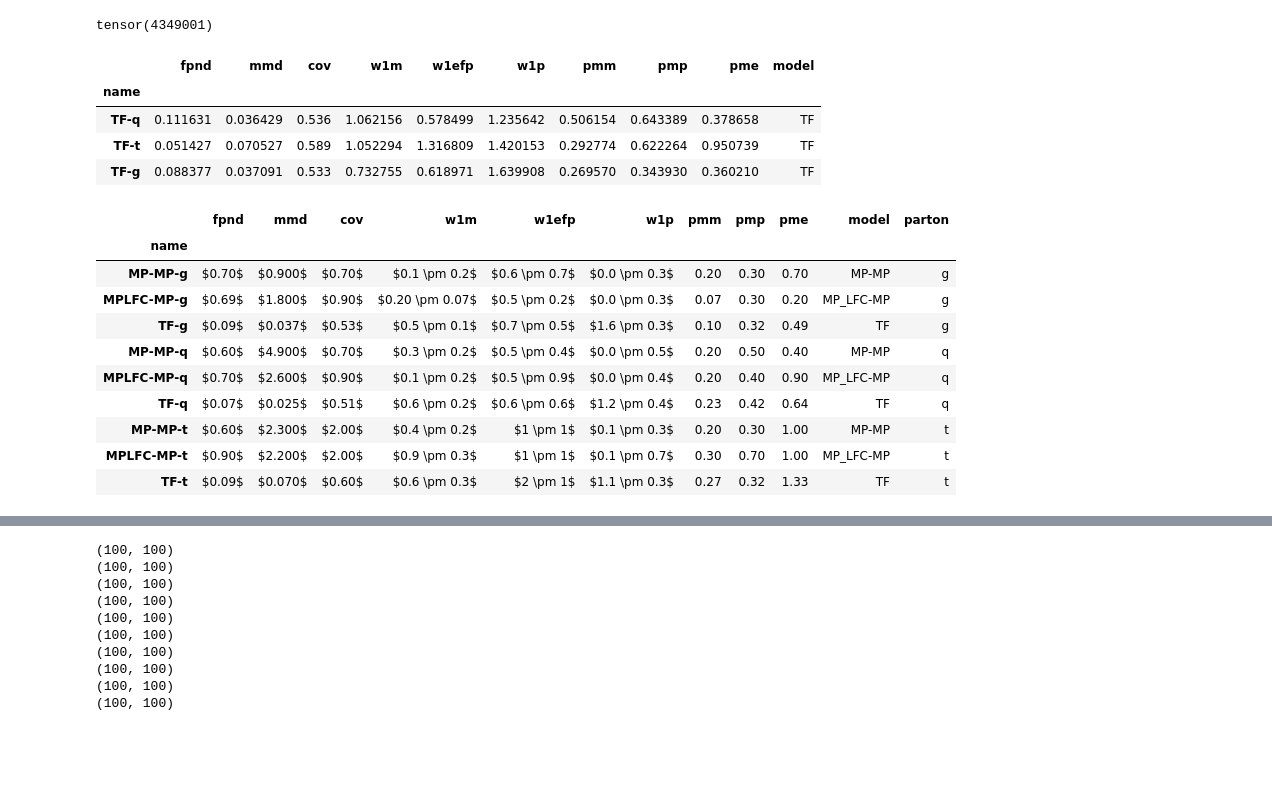
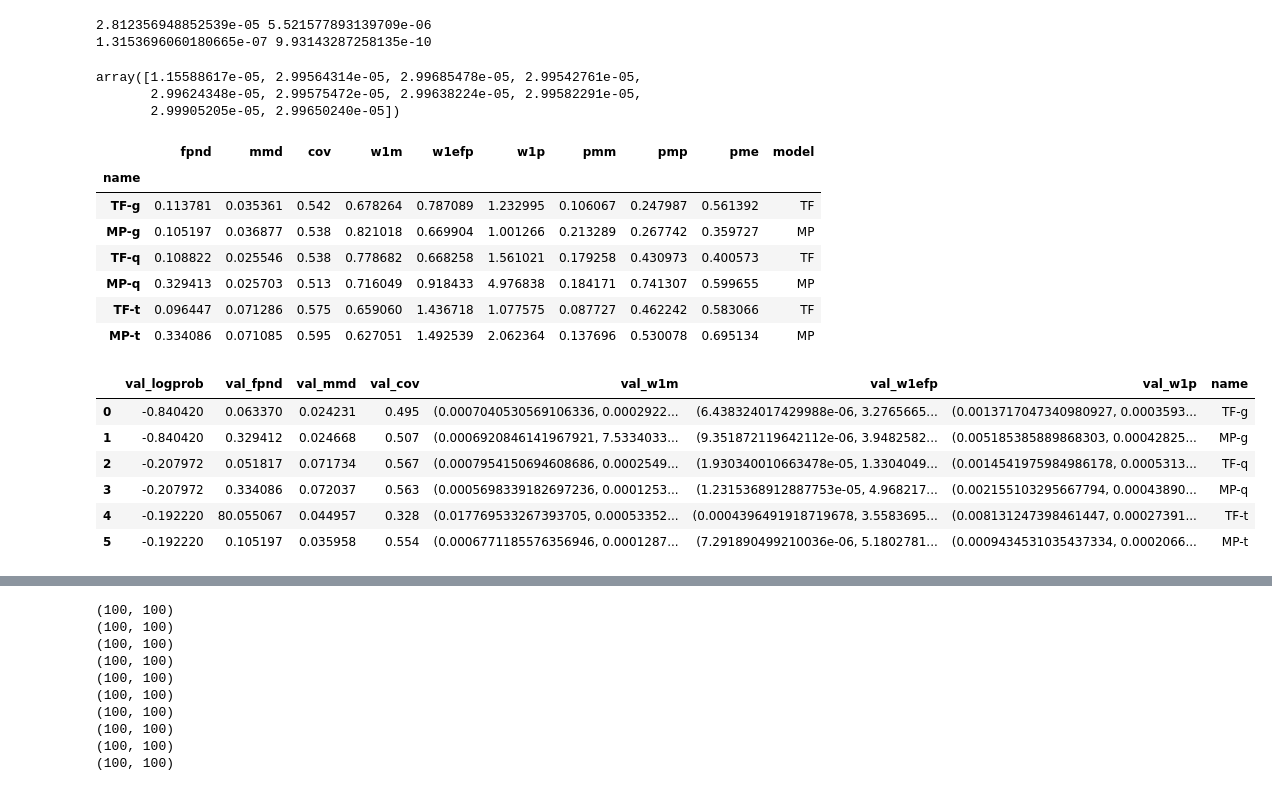
Before and after one commit to kaechb/LitJetNet, a Jupyter notebook: LitNF/plots-trafo-Neurips.ipynb, the cells around one changed output, grey strips where cells are left out. Saved outputs shown, nothing was run; the diff lists cells and outputs as text; code cells hidden in the pictures; blank space fills up the shorter version.

```diff
--- a/LitNF/plots-trafo-Neurips.ipynb
+++ b/LitNF/plots-trafo-Neurips.ipynb
@@ -294,8 +295,8 @@ class plotting_paper():
 # %%
 import yaml
 import os
-p="q"
-best_hparam="/beegfs/desy/user/kaechben/bestever_{}/lightning_logs/version_0/hparams.yaml".format(p) #top
+p="g"
+best_hparam="bestever_{}/hparams.yaml".format(p) #top
 # best_hparam="/beegfs/desy/user/kaechben/fix_mask_scan3/lightning_logs/version_180/hparams.yaml" #top
 with open(best_hparam, 'r') as stream:
         config=yaml.load(stream,Loader=yaml.Loader)
@@ -303,6 +304,8 @@ with open(best_hparam, 'r') as stream:
         config=config["config"]
         config["no_hidden_gen"]=True
         config["momentum"]=False
+config["affine_add"]=config["bullshitbingo"]
+config["particle_scaling"]=config["scalingbullshit"]
 data_module = JetNetDataloader(config,) #this loads the data
 data_module.setup("train")
 # data=data_module.scaler.inverse_transform(data_module.data[:,:90]).reshape(-1,30,3)
@@ -464,10 +535,39 @@ plt.yscale("log")
-# %%
-data_module.n.sum()
-# %% [output]
-tensor(4349001)
+# %%
+import time
+
+n=50000
+t=[]
+tflow=[]
+model.flow=model.flow.to("cuda")
+model.gen_net.cuda()
+mask=mask.cuda()
+c_temp=None
+c_temp=c[:n].cuda()
+mask_temp=mask[:n]
+with torch.no_grad():
+    for i in range(10):
+        start=time.time()
+
+        z = model.flow.sample(n if model.config["context_features"]==0 else 1,context=c_temp).reshape(n,30,3)
+        tflow.append(time.time()-start)
+        start=time.time()
+        fake = z + model.gen_net(z, mask=mask_temp)
+        t.append(time.time()-start)
+        del fake
+print(np.mean(tflow)/n,np.std(np.array(tflow).reshape(-1)/n))
+print(np.mean(t)/n,np.std(np.array(t).reshape(-1)/n))
+# %% [output]
+2.812356948852539e-05 5.521577893139709e-06
+1.3153696060180665e-07 9.93143287258135e-10
+# %%
+np.array(tflow)/n
+# %% [output]
+array([1.15588617e-05, 2.99564314e-05, 2.99685478e-05, 2.99542761e-05,
+       2.99624348e-05, 2.99575472e-05, 2.99638224e-05, 2.99582291e-05,
+       2.99905205e-05, 2.99650240e-05])
 # %%
 from tkinter import W
-temp_df["name"]=np.array(["TF-q","TF-t","TF-g"])
+temp_df["name"]=np.array(["TF-g","MP-g","TF-q","MP-q","TF-t","MP-t"])
 results_df=temp_df.copy()
 
 
@@ -519,22 +619,21 @@ print_table
 # %% [output]
 |  | fpnd | mmd | cov | w1m | w1efp | w1p | pmm | pmp | pme | model |
 | name |  |  |  |  |  |  |  |  |  |  |
-| TF-q | 0.111631 | 0.036429 | 0.536 | 1.062156 | 0.578499 | 1.235642 | 0.506154 | 0.643389 | 0.378658 | TF |
-| TF-t | 0.051427 | 0.070527 | 0.589 | 1.052294 | 1.316809 | 1.420153 | 0.292774 | 0.622264 | 0.950739 | TF |
-| TF-g | 0.088377 | 0.037091 | 0.533 | 0.732755 | 0.618971 | 1.639908 | 0.269570 | 0.343930 | 0.360210 | TF |
+| TF-g | 0.113781 | 0.035361 | 0.542 | 0.678264 | 0.787089 | 1.232995 | 0.106067 | 0.247987 | 0.561392 | TF |
+| MP-g | 0.105197 | 0.036877 | 0.538 | 0.821018 | 0.669904 | 1.001266 | 0.213289 | 0.267742 | 0.359727 | MP |
+| TF-q | 0.108822 | 0.025546 | 0.538 | 0.778682 | 0.668258 | 1.561021 | 0.179258 | 0.430973 | 0.400573 | TF |
+| MP-q | 0.329413 | 0.025703 | 0.513 | 0.716049 | 0.918433 | 4.976838 | 0.184171 | 0.741307 | 0.599655 | MP |
+| TF-t | 0.096447 | 0.071286 | 0.575 | 0.659060 | 1.436718 | 1.077575 | 0.087727 | 0.462242 | 0.583066 | TF |
+| MP-t | 0.334086 | 0.071085 | 0.595 | 0.627051 | 1.492539 | 2.062364 | 0.137696 | 0.530078 | 0.695134 | MP |
 # %%
-print_table
+temp_df
 # %% [output]
-|  | fpnd | mmd | cov | w1m | w1efp | w1p | pmm | pmp | pme | model | parton |
-| name |  |  |  |  |  |  |  |  |  |  |  |
-| MP-MP-g | $0.70$ | $0.900$ | $0.70$ | $0.1 \pm 0.2$ | $0.6 \pm 0.7$ | $0.0 \pm 0.3$ | 0.20 | 0.30 | 0.70 | MP-MP | g |
-| MPLFC-MP-g | $0.69$ | $1.800$ | $0.90$ | $0.20 \pm 0.07$ | $0.5 \pm 0.2$ | $0.0 \pm 0.3$ | 0.07 | 0.30 | 0.20 | MP_LFC-MP | g |
-| TF-g | $0.09$ | $0.037$ | $0.53$ | $0.5 \pm 0.1$ | $0.7 \pm 0.5$ | $1.6 \pm 0.3$ | 0.10 | 0.32 | 0.49 | TF | g |
-| MP-MP-q | $0.60$ | $4.900$ | $0.70$ | $0.3 \pm 0.2$ | $0.5 \pm 0.4$ | $0.0 \pm 0.5$ | 0.20 | 0.50 | 0.40 | MP-MP | q |
-| MPLFC-MP-q | $0.70$ | $2.600$ | $0.90$ | $0.1 \pm 0.2$ | $0.5 \pm 0.9$ | $0.0 \pm 0.4$ | 0.20 | 0.40 | 0.90 | MP_LFC-MP | q |
-| TF-q | $0.07$ | $0.025$ | $0.51$ | $0.6 \pm 0.2$ | $0.6 \pm 0.6$ | $1.2 \pm 0.4$ | 0.23 | 0.42 | 0.64 | TF | q |
-| MP-MP-t | $0.60$ | $2.300$ | $2.00$ | $0.4 \pm 0.2$ | $1 \pm 1$ | $0.1 \pm 0.3$ | 0.20 | 0.30 | 1.00 | MP-MP | t |
-| MPLFC-MP-t | $0.90$ | $2.200$ | $2.00$ | $0.9 \pm 0.3$ | $1 \pm 1$ | $0.1 \pm 0.7$ | 0.30 | 0.70 | 1.00 | MP_LFC-MP | t |
-| TF-t | $0.09$ | $0.070$ | $0.60$ | $0.6 \pm 0.3$ | $2 \pm 1$ | $1.1 \pm 0.3$ | 0.27 | 0.32 | 1.33 | TF | t |
+|  | val_logprob | val_fpnd | val_mmd | val_cov | val_w1m | val_w1efp | val_w1p | name |
+| 0 | -0.840420 | 0.063370 | 0.024231 | 0.495 | (0.0007040530569106336, 0.0002922... | (6.438324017429988e-06, 3.2765665... | (0.0013717047340980927, 0.0003593... | TF-g |
+| 1 | -0.840420 | 0.329412 | 0.024668 | 0.507 | (0.0006920846141967921, 7.5334033... | (9.351872119642112e-06, 3.9482582... | (0.005185385889868303, 0.00042825... | MP-g |
+| 2 | -0.207972 | 0.051817 | 0.071734 | 0.567 | (0.0007954150694608686, 0.0002549... | (1.930340010663478e-05, 1.3304049... | (0.0014541975984986178, 0.0005313... | TF-q |
+| 3 | -0.207972 | 0.334086 | 0.072037 | 0.563 | (0.0005698339182697236, 0.0001253... | (1.2315368912887753e-05, 4.968217... | (0.002155103295667794, 0.00043890... | MP-q |
+| 4 | -0.192220 | 80.055067 | 0.044957 | 0.328 | (0.017769533267393705, 0.00053352... | (0.0004396491918719678, 3.5583695... | (0.008131247398461447, 0.00027391... | TF-t |
+| 5 | -0.192220 | 0.105197 | 0.035958 | 0.554 | (0.0006771185576356946, 0.0001287... | (7.291890499210036e-06, 5.1802781... | (0.0009434531035437334, 0.0002066... | MP-t |
 # %%
 from tkinter import W
```
Also changed, not shown: parts of 7 cells of this notebook, 5 other files.
